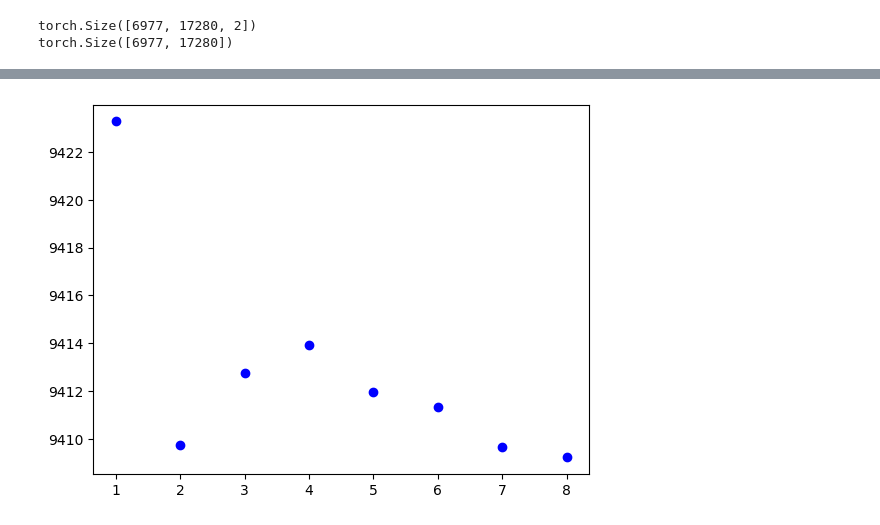
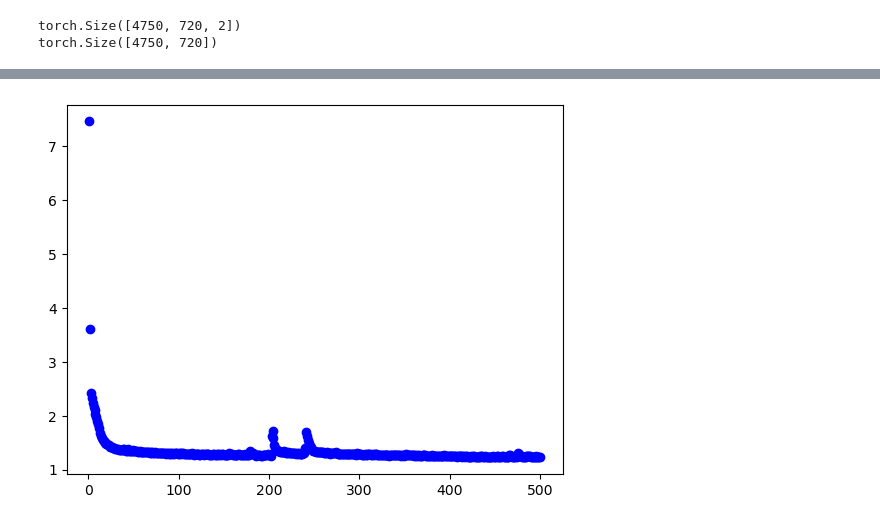
Before and after one commit to yotamfre/Sleep-Stage-Challenge, a Jupyter notebook: training.ipynb, the cells around one changed output, grey strips where cells are left out. Drawn from its saved outputs; the diff is of its cells as text; code cells hidden in the pictures.

Commit message:
training working on 30 minute interval

```diff
--- a/training.ipynb
+++ b/training.ipynb
@@ -9,14 +9,14 @@ else:
  dev = "cpu"
 device = torch.device(dev)
 # %%
-features = torch.load('batched_data\\features').to(device).to(torch.float32)
-labels = torch.load('batched_data\\labels').to(device).to(torch.float32)
+features = torch.load('batched_data\\features_30min').to(device).to(torch.float32)
+labels = torch.load('batched_data\\labels_30min').to(device).to(torch.float32)
 # %%
 print(features.shape)
 print(labels.shape)
 # %% [output]
-torch.Size([6977, 17280, 2])
-torch.Size([6977, 17280])
+torch.Size([4750, 720, 2])
+torch.Size([4750, 720])
 # %%
 class model(nn.Module):
     def __init__(self, input_size, hidden_size):
@@ -27,22 +27,25 @@ class model(nn.Module):
                             dtype=None)
 
         self.linear = nn.Linear(hidden_size, 1)
-        self.softMax = nn.LogSoftmax(dim=1)
+        self.softMax = nn.LogSoftmax(dim=-1)
 
-        self.series_length = 17280
+        self.series_length = 720
 
-    def forward(self, x):
+    def forward(self, x, training=True):
         x, _ = self.lstm(x)
 
-        x = self.stack(x)
-        x = self.linear(x)
-        x = self.unstack(x)
+        if training:
+            x = self.stack(x)
+            x = self.linear(x)
+            x = self.unstack(x)
+        else:
+            x = self.linear(x)
 
-        x = self.softMax(x)
+        #x = self.softMax(x)
         return x
 
     def stack(self, x):
-        x = x.reshape(x.shape[0] * self.series_length, x.shape[2])
+        x = x.reshape(x.shape[0] * self.series_length, x.shape[-1])
         return x
 
     def unstack(self, x):
@@ -52,7 +55,7 @@ class model(nn.Module):
 from torch import optim
 
 inputSize = 2
-hiddenSize = 4
+hiddenSize = 50
 
 lstm = model(inputSize, hiddenSize).to(device)
 lossFunction = nn.MSELoss()
@@ -61,8 +64,8 @@ optimizer = optim.Adam(lstm.parameters(), lr = 1e-3)
 from matplotlib import pyplot as plt
 from torch.utils.data import DataLoader, TensorDataset
 
-batch_size = 75
-epochs = 8
+batch_size = 500
+epochs = 500
 
 train_dataset = TensorDataset(features, labels)
 train_dataloader = DataLoader(train_dataset, batch_size=batch_size, shuffle=True)
@@ -81,6 +84,8 @@ for i in range(epochs):
 
         runningLoss += loss.detach().cpu().numpy()
 
-    print("epoch: ", i + 1, " loss: ", runningLoss)
+
+    if i % 10 == 0:
+        print("epoch: ", i + 1, " loss: ", runningLoss)
     plt.scatter(i + 1, runningLoss, color="b")
 # %% [output]
@@ -95 +92 @@ epoch:  8  loss:  9409.227699279785
-[figure, old version]
+[figure, new version]
```
Also changed, not shown: parts of 2 cells of this notebook, 1 other file.
